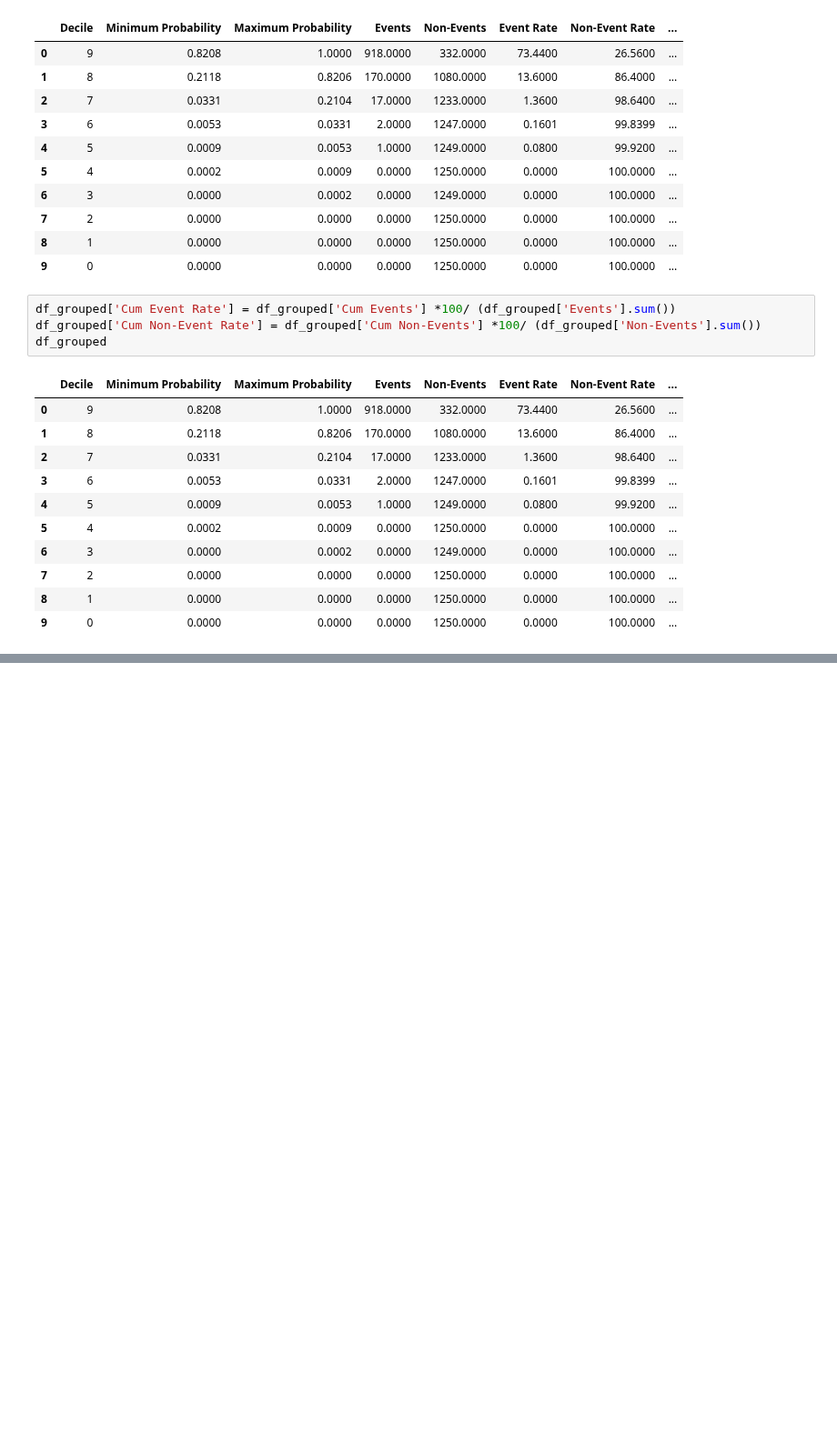
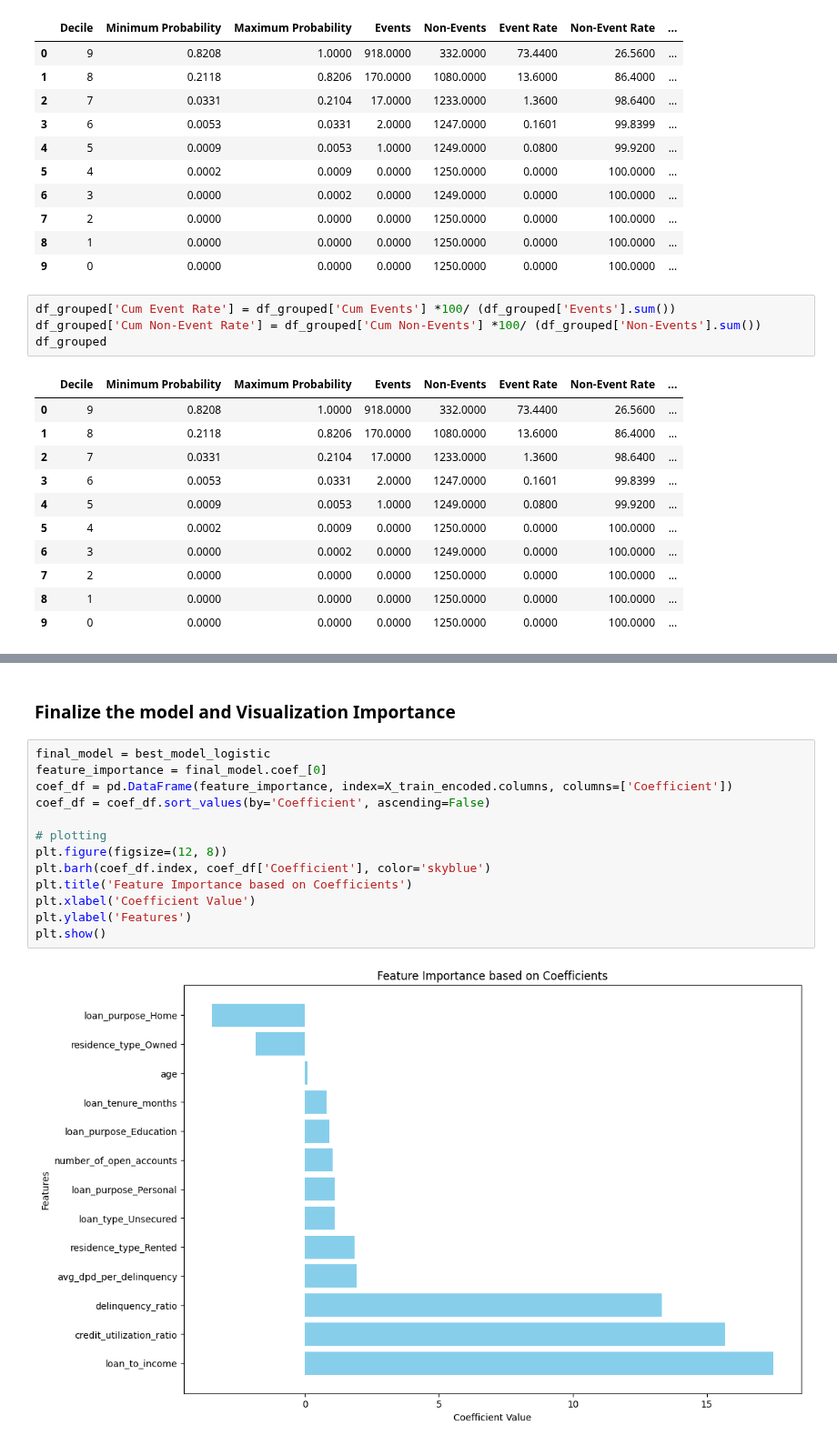
Before and after one commit to HanumantPatil/GenAIAndMachineLearningProjects, a Jupyter notebook: PracticeCode/cradit_risk_prediector/cradit_risk_model.ipynb, the cells around one changed output, grey strips where cells are left out. Shown at 91% size. Saved outputs shown, nothing was run; the diff lists cells and outputs as text; blank space fills up the shorter version.

```diff
--- a/PracticeCode/cradit_risk_prediector/cradit_risk_model.ipynb
+++ b/PracticeCode/cradit_risk_prediector/cradit_risk_model.ipynb
@@ -1371,0 +1398,17 @@ df_grouped
+# %% [markdown]
+### Finalize the model and Visualization Importance
+# %%
+final_model = best_model_logistic
+feature_importance = final_model.coef_[0]
+coef_df = pd.DataFrame(feature_importance, index=X_train_encoded.columns, columns=['Coefficient'])
+coef_df = coef_df.sort_values(by='Coefficient', ascending=False)
+
+# plotting
+plt.figure(figsize=(12, 8))
+plt.barh(coef_df.index, coef_df['Coefficient'], color='skyblue')
+plt.title('Feature Importance based on Coefficients')
+plt.xlabel('Coefficient Value')
+plt.ylabel('Features')
+plt.show()
+# %% [output]
+[figure, added]
```
Also changed, not shown: parts of 11 cells of this notebook, 1 other file.
